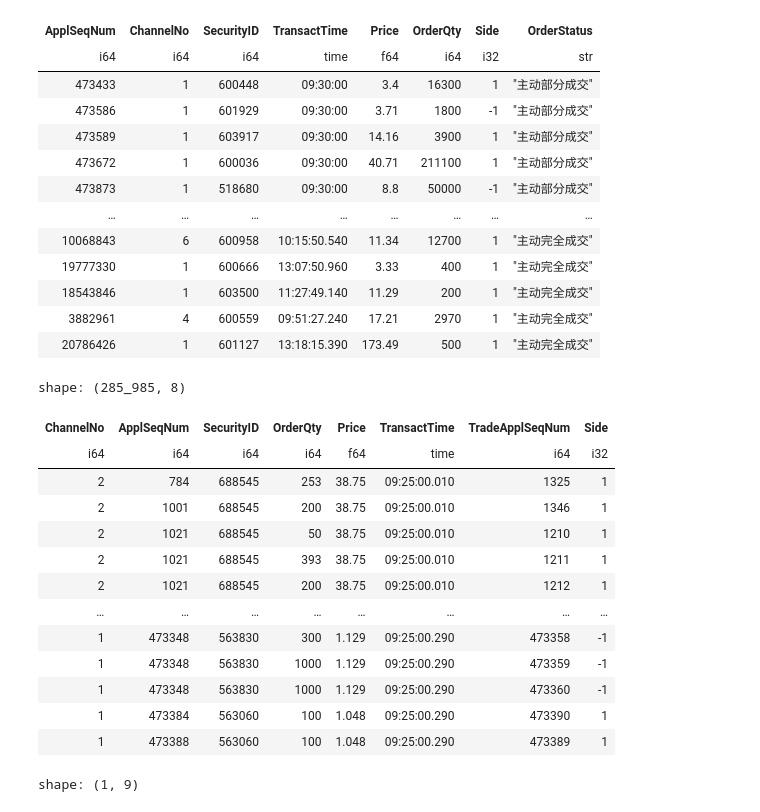
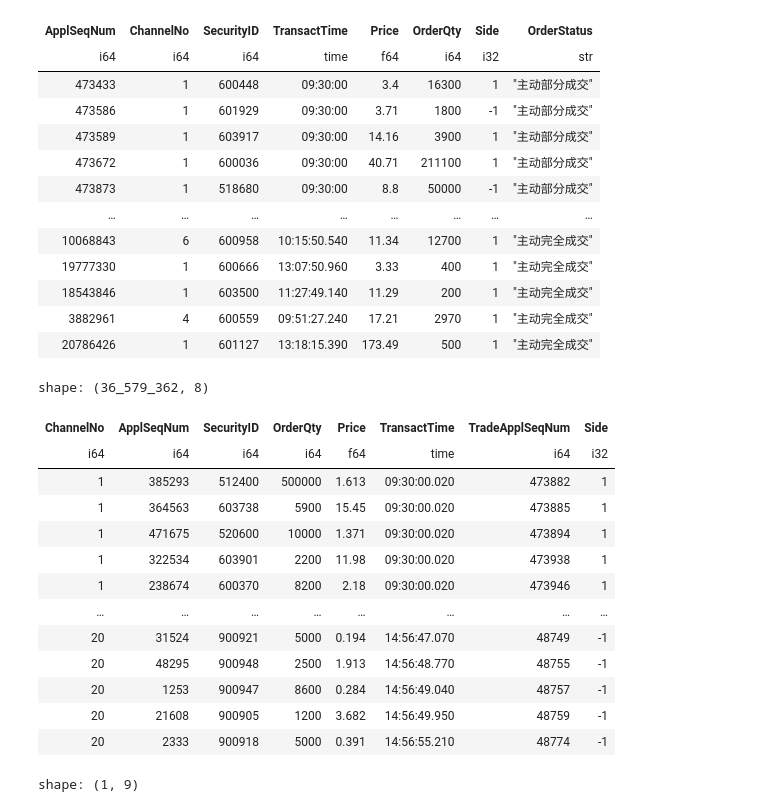
Before and after one commit to Xujy424/research2workflow, a Jupyter notebook: v2/dataloader/preproces_l2data.ipynb, the cells around one changed output. Cells and saved outputs as stored; diff of their text form; code cells hidden in the pictures.

```diff
--- a/v2/dataloader/preproces_l2data.ipynb
+++ b/v2/dataloader/preproces_l2data.ipynb
@@ -466,28 +466,30 @@ active_sell = (
 
 active_cj = pl.concat([active_buy, active_sell])
 
-active_cj.join(
+check = active_cj.join(
     shwt_added.select(["ChannelNo", "ApplSeqNum", "SecurityID", "Side"]),
     on=["ChannelNo", "ApplSeqNum", "SecurityID", "Side"],
     how="inner"
 ).filter(
     pl.col("TradeApplSeqNum") > pl.col("ApplSeqNum")
 )
-# %% [output]
-shape: (285_985, 8)
-| ChannelNo | ApplSeqNum | SecurityID | OrderQty | Price | TransactTime | TradeApplSeqNum | Side |
-| i64 | i64 | i64 | i64 | f64 | time | i64 | i32 |
-| 2 | 784 | 688545 | 253 | 38.75 | 09:25:00.010 | 1325 | 1 |
-| 2 | 1001 | 688545 | 200 | 38.75 | 09:25:00.010 | 1346 | 1 |
-| 2 | 1021 | 688545 | 50 | 38.75 | 09:25:00.010 | 1210 | 1 |
-| 2 | 1021 | 688545 | 393 | 38.75 | 09:25:00.010 | 1211 | 1 |
-| 2 | 1021 | 688545 | 200 | 38.75 | 09:25:00.010 | 1212 | 1 |
-| … | … | … | … | … | … | … | … |
-| 1 | 473348 | 563830 | 300 | 1.129 | 09:25:00.290 | 473358 | -1 |
-| 1 | 473348 | 563830 | 1000 | 1.129 | 09:25:00.290 | 473359 | -1 |
-| 1 | 473348 | 563830 | 1000 | 1.129 | 09:25:00.290 | 473360 | -1 |
-| 1 | 473384 | 563060 | 100 | 1.048 | 09:25:00.290 | 473390 | 1 |
-| 1 | 473388 | 563060 | 100 | 1.048 | 09:25:00.290 | 473389 | 1 |
+# %%
+check.filter(~( (pl.col("TransactTime") <= pl.time(9, 30)) | (pl.col("TransactTime") >= pl.time(14, 57))))
+# %% [output]
+shape: (36_579_362, 8)
+| ChannelNo | ApplSeqNum | SecurityID | OrderQty | Price | TransactTime | TradeApplSeqNum | Side |
+| i64 | i64 | i64 | i64 | f64 | time | i64 | i32 |
+| 1 | 385293 | 512400 | 500000 | 1.613 | 09:30:00.020 | 473882 | 1 |
+| 1 | 364563 | 603738 | 5900 | 15.45 | 09:30:00.020 | 473885 | 1 |
+| 1 | 471675 | 520600 | 10000 | 1.371 | 09:30:00.020 | 473894 | 1 |
+| 1 | 322534 | 603901 | 2200 | 11.98 | 09:30:00.020 | 473938 | 1 |
+| 1 | 238674 | 600370 | 8200 | 2.18 | 09:30:00.020 | 473946 | 1 |
+| … | … | … | … | … | … | … | … |
+| 20 | 31524 | 900921 | 5000 | 0.194 | 14:56:47.070 | 48749 | -1 |
+| 20 | 48295 | 900948 | 2500 | 1.913 | 14:56:48.770 | 48755 | -1 |
+| 20 | 1253 | 900947 | 8600 | 0.284 | 14:56:49.040 | 48757 | -1 |
+| 20 | 21608 | 900905 | 1200 | 3.682 | 14:56:49.950 | 48759 | -1 |
+| 20 | 2333 | 900918 | 5000 | 0.391 | 14:56:55.210 | 48774 | -1 |
 # %%
 shcj.filter(pl.col('SecurityID')==688545).filter(pl.col('ApplSeqNum')==1325)
 # %% [output]
```
